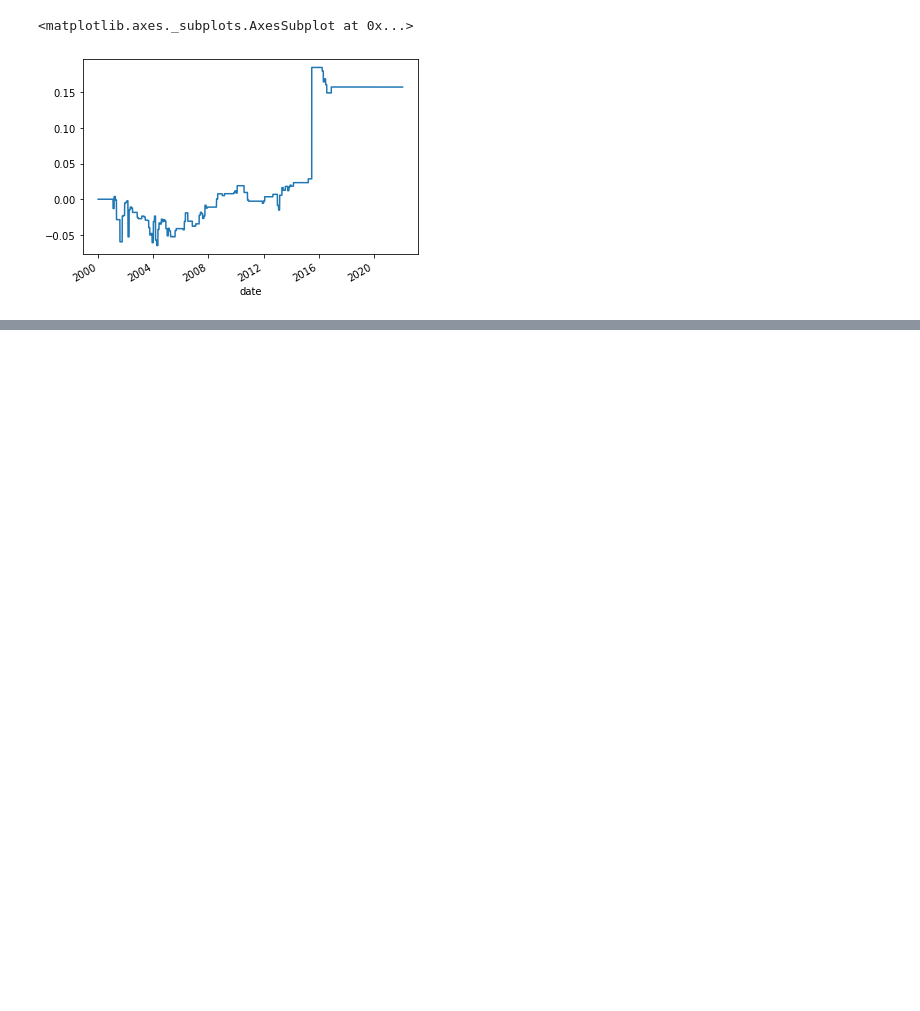
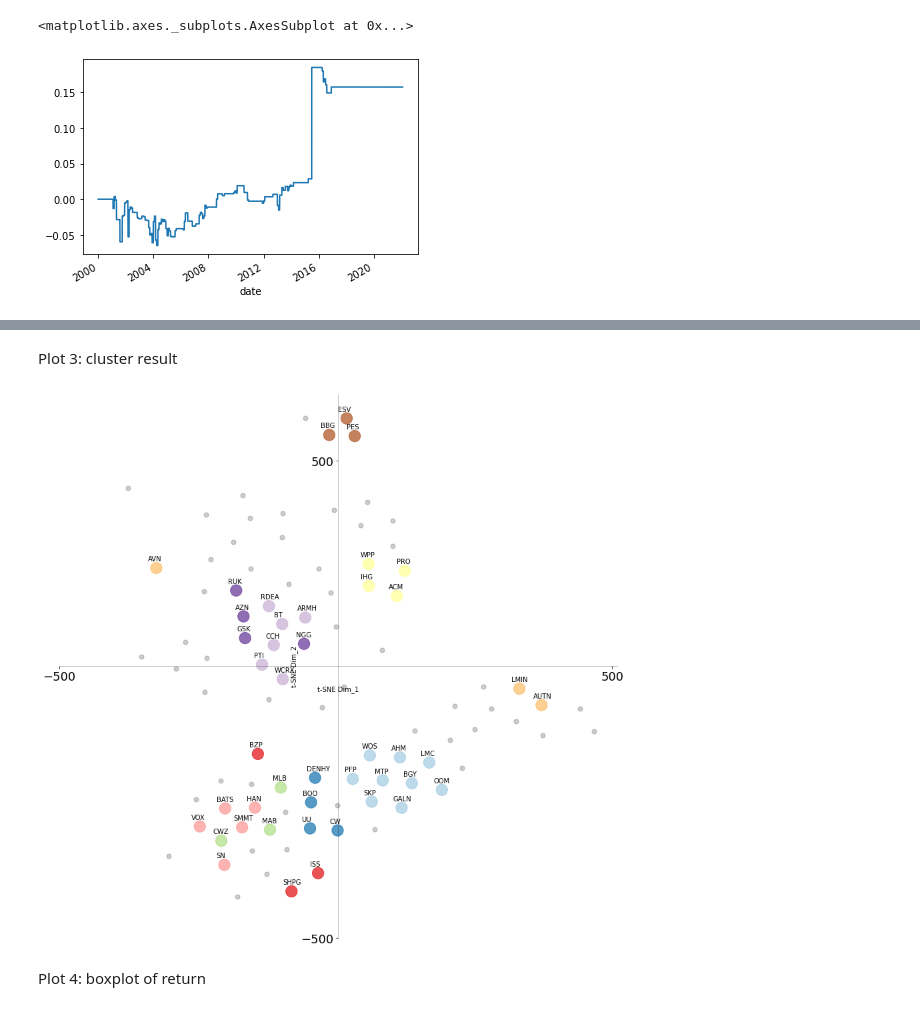
Before and after one commit to ckykevin/Enhanced_pair_trading, a Jupyter notebook: project.ipynb, the cells around one changed output, grey strips where cells are left out. Drawn from its saved outputs; the diff is of its cells as text; code cells hidden in the pictures; blank space fills up the shorter version.

```diff
--- a/project.ipynb
+++ b/project.ipynb
@@ -742,0 +750,11 @@ returns.plot()
+# %%
+# apply on "GB"
+df = full_info[["date","TICKER","RET"]][full_info.COUNTRY_CODE == "GB"]
+df = pd.pivot_table(df,index=["date"],columns=["TICKER"],fill_value=0)
+df.columns = [el[1] for el in df.columns]
+
+N_PRIN_COMPONENTS = 5
+X, explained_variance = apply_PCA(N_PRIN_COMPONENTS, df, random_state=0)
+# clustered_series_all, clustered_series, counts, clf = apply_DBSCAN(0.10,3,X,df)
+
+clustered_series_all, clustered_series, counts, clf = apply_OPTICS(X, df, min_samples=3, cluster_method='xi')
@@ -742,0 +943,8 @@ returns.plot()
+# %% [markdown]
+Plot 3: cluster result
+# %%
+plot_TSNE(X,clf, clustered_series_all)
+# %% [output]
+[figure, added]
+# %% [markdown]
+Plot 4: boxplot of return
```
Also changed, not shown: parts of 43 cells of this notebook.
